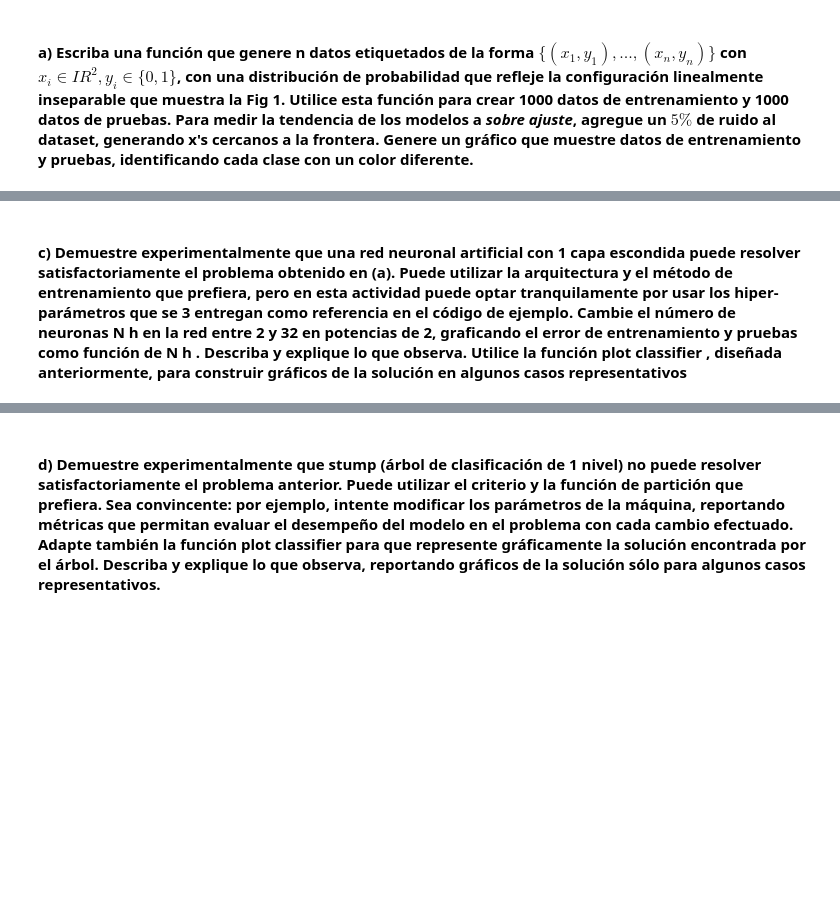
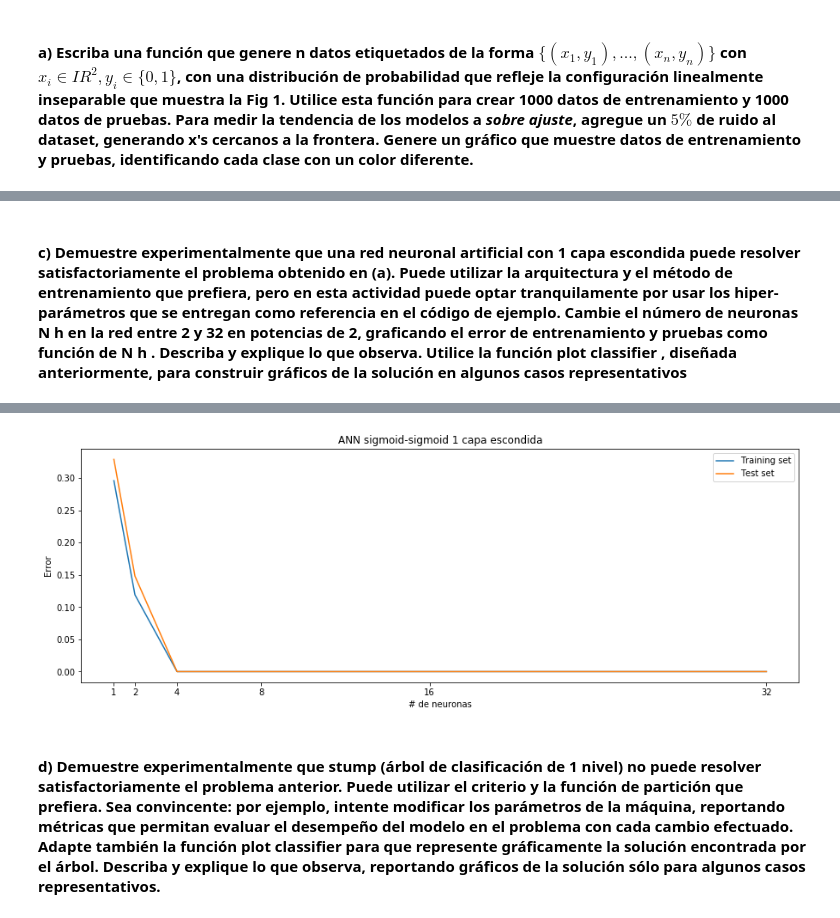
Before and after one commit to Caimapo/MachineLearning2017-02, a Jupyter notebook: Tarea 3/Parte 1.ipynb, the cells around one changed output, grey strips where cells are left out. Drawn from its saved outputs; the diff is of its cells as text; code cells hidden in the pictures; blank space fills up the shorter version.

```diff
--- a/Tarea 3/Parte 1.ipynb
+++ b/Tarea 3/Parte 1.ipynb
@@ -57,2 +173,38 @@ def plot_classifier(clf,X_train,Y_train,X_test,Y_test,model_type):
 # %% [markdown]
-#### c)  Demuestre experimentalmente que una red neuronal artificial con 1 capa escondida puede resolver satisfactoriamente el problema obtenido en (a). Puede utilizar la arquitectura y el método de entrenamiento que prefiera, pero en esta actividad puede optar tranquilamente por usar los hiper-parámetros que se 3 entregan como referencia en el código de ejemplo. Cambie el número de neuronas N h en la red entre 2 y 32 en potencias de 2, graficando el error de entrenamiento y pruebas como  función de N h . Describa y explique lo que observa. Utilice la función plot classifier , diseñada anteriormente, para construir gráficos de la solución en algunos casos representativos
+#### c)  Demuestre experimentalmente que una red neuronal artificial con 1 capa escondida puede resolver satisfactoriamente el problema obtenido en (a). Puede utilizar la arquitectura y el método de entrenamiento que prefiera, pero en esta actividad puede optar tranquilamente por usar los hiper-parámetros que se entregan como referencia en el código de ejemplo. Cambie el número de neuronas N h en la red entre 2 y 32 en potencias de 2, graficando el error de entrenamiento y pruebas como  función de N h . Describa y explique lo que observa. Utilice la función plot classifier , diseñada anteriormente, para construir gráficos de la solución en algunos casos representativos
+# %%
+N_h = [pow(2,k) for k in range(6)]
+print(N_h)
+best_acc = [0,0]
+info_train = []
+info_test = []
+for n in N_h:
+    model = Sequential()
+    model.add(Dense(n, input_dim=X_train.shape[1], kernel_initializer='uniform', activation='relu'))
+    model.add(Dense(1, kernel_initializer='uniform', activation='sigmoid'))
+    model.compile(optimizer=SGD(lr=1), loss='binary_crossentropy', metrics=['accuracy'])
+    model.fit(X_train, y_train, epochs=50, batch_size=100, verbose=0)
+
+    info_train.append(model.evaluate(X_train, y_train)[1])
+
+    test_acc = model.evaluate(X_test, y_test)[1]
+    info_test.append(test_acc)
+    if test_acc > best_acc[0]:
+        best_acc = [test_acc,n]
+
+print ("\n Test Accuracy = {}, n={}".format(best_acc[0],best_acc[1]))
+
+error_train = [1-i for i in info_train]
+error_test = [1-j for j in info_test]
+
+
+plt.figure( figsize=(15,5))
+plt.plot(N_h,error_train, label = "Training set")
+plt.plot(N_h,error_test, label = "Test set")
+plt.xticks(N_h)
+plt.xlabel('# de neuronas')
+plt.ylabel('Error')
+plt.title('ANN sigmoid-sigmoid 1 capa escondida')
+plt.legend(loc = 'upper right')
+plt.show()
+# %% [output]
@@ -59,2 +225,3 @@ def plot_classifier(clf,X_train,Y_train,X_test,Y_test,model_type):
+[figure, added]
 # %% [markdown]
 #### d) Demuestre experimentalmente que stump (árbol de clasificación de 1 nivel) no puede resolver satisfactoriamente el problema anterior. Puede utilizar el criterio y la función de partición que prefiera. Sea convincente:  por  ejemplo,  intente  modificar  los  parámetros  de  la  máquina,  reportando  métricas  que permitan evaluar el desempeño del modelo en el problema con cada cambio efectuado. Adapte también la función plot classifier para que represente gráficamente la solución encontrada por el árbol. Describa y explique lo que observa, reportando gráficos de la solución sólo para algunos casos representativos.
```
Also changed, not shown: parts of 24 cells of this notebook, 1 other file.
